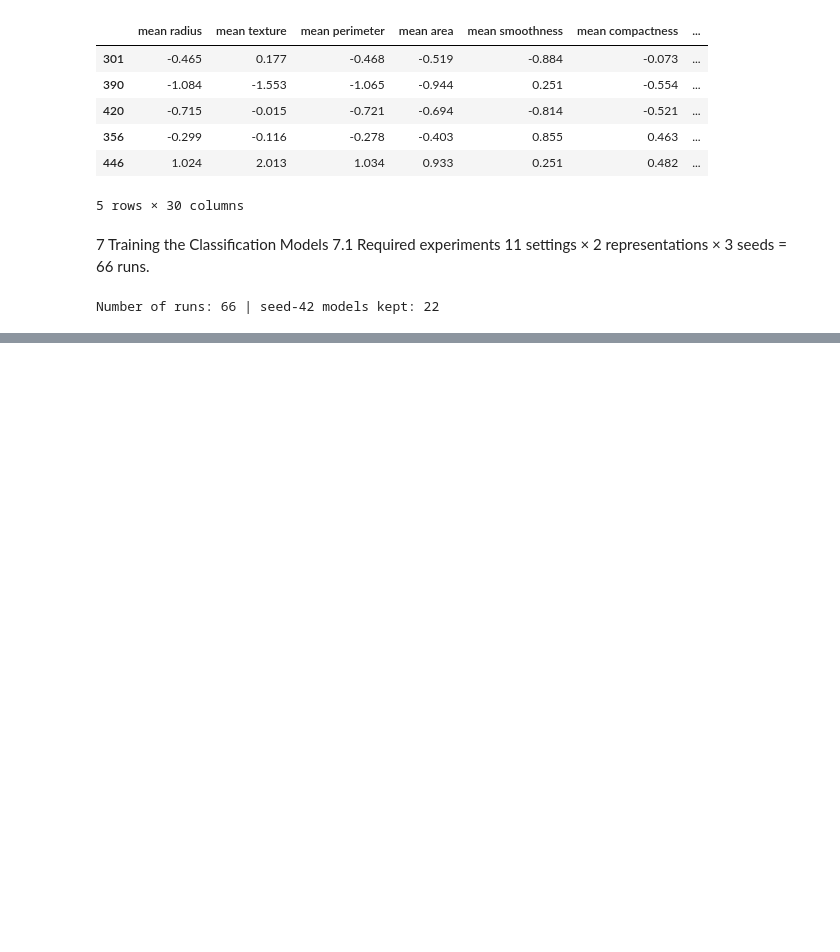
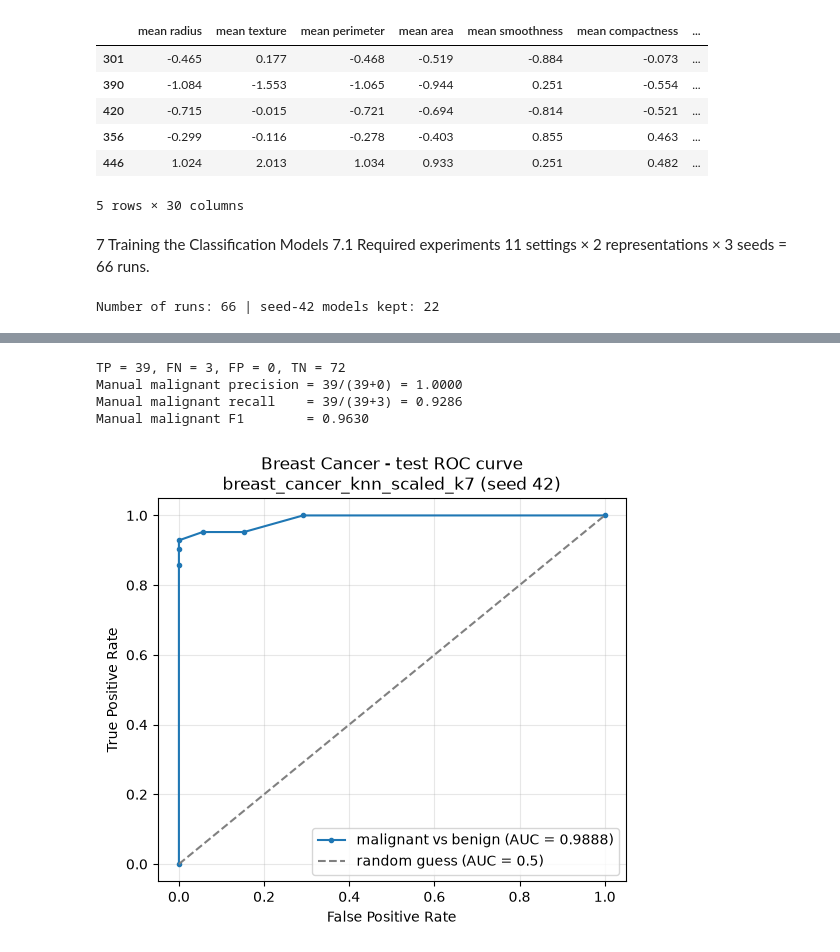
Before and after one commit to muhammedefeones/ml-midterm-23040202015, a Jupyter notebook: breast_cancer.ipynb, the cells around one changed output, grey strips where cells are left out. Drawn from its saved outputs; the diff is of its cells as text; code cells hidden in the pictures; blank space fills up the shorter version.

```diff
--- a/breast_cancer.ipynb
+++ b/breast_cancer.ipynb
@@ -465,0 +634,39 @@ Number of runs: 66 | seed-42 models kept: 22
+# %%
+# manual check with malignant as positive (order is [malignant, benign], so TP is top-left)
+TP = cm[0, 0]   # actual malignant, predicted malignant (cancer found)
+FN = cm[0, 1]   # actual malignant, predicted benign    (cancer missed)
+FP = cm[1, 0]   # actual benign,    predicted malignant (false alarm)
+TN = cm[1, 1]   # actual benign,    predicted benign
+print(f"TP = {TP}, FN = {FN}, FP = {FP}, TN = {TN}")
+
+precision_m = TP / (TP + FP) if (TP + FP) > 0 else None   # None = undefined (zero denominator)
+recall_m = TP / (TP + FN) if (TP + FN) > 0 else None
+f1_m = 2 * precision_m * recall_m / (precision_m + recall_m)
+print(f"Manual malignant precision = {TP}/({TP}+{FP}) = {precision_m:.4f}")
+print(f"Manual malignant recall    = {TP}/({TP}+{FN}) = {recall_m:.4f}")
+print(f"Manual malignant F1        = {f1_m:.4f}")
+# %% [output]
+TP = 39, FN = 3, FP = 0, TN = 72
+Manual malignant precision = 39/(39+0) = 1.0000
+Manual malignant recall    = 39/(39+3) = 0.9286
+Manual malignant F1        = 0.9630
+# %%
+### 9.3 ROC curve
+# ROC curve: malignant vs benign, target = (y == 0), score = probability of malignant
+from sklearn.metrics import roc_curve
+fpr, tpr, thresholds = roc_curve(y_test == 0, test_proba[:, 0])
+auc = roc_auc_score(y_test == 0, test_proba[:, 0])
+
+fig, ax = plt.subplots(figsize=(5.5, 5))
+ax.plot(fpr, tpr, marker=".", label=f"malignant vs benign (AUC = {auc:.4f})")
+ax.plot([0, 1], [0, 1], "--", color="gray", label="random guess (AUC = 0.5)")
+ax.set_xlabel("False Positive Rate")
+ax.set_ylabel("True Positive Rate")
+ax.set_title(f"Breast Cancer - test ROC curve\n{best_id} (seed 42)")
+ax.legend(loc="lower right")
+ax.grid(alpha=0.3)
+plt.tight_layout()
+plt.savefig("figures/bc_roc_curve.png", dpi=150)
+plt.show()
+# %% [output]
+[figure, added]
```
Also changed, not shown: parts of 19 cells of this notebook, 12 other files.
